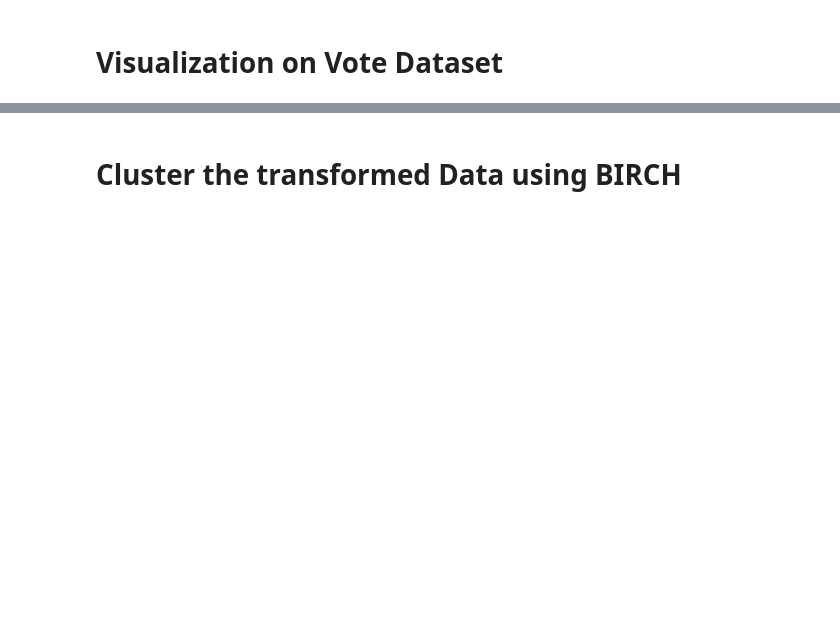
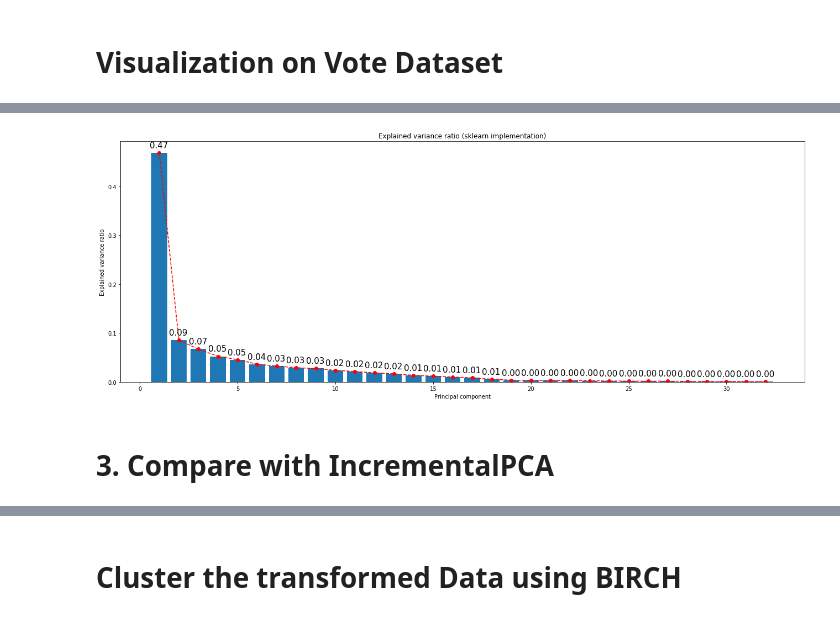
Before and after one commit to BecTome/IML-Lab2-Visualization, a Jupyter notebook: notebooks/PCA/PCA-vote.ipynb, the cells around one changed output, grey strips where cells are left out. Drawn from its saved outputs; the diff is of its cells as text; code cells hidden in the pictures; blank space fills up the shorter version.

```diff
--- a/notebooks/PCA/PCA-vote.ipynb
+++ b/notebooks/PCA/PCA-vote.ipynb
@@ -41,0 +138,16 @@ plt.show()
+# %%
+# Plot explained variance
+plt.figure(figsize=(18, 7))
+plt.plot(range(1, X.shape[1] + 1), sklearn_pca.explained_variance_ratio_, linestyle='--', marker='o', color='r')
+plt.bar(range(1, X.shape[1] + 1), sklearn_pca.explained_variance_ratio_)
+for i, j in zip(range(1, X.shape[1] + 1), sklearn_pca.explained_variance_ratio_):
+    plt.text(i - 0.5, j + 0.01, f'{j:.2f}', fontsize=15)
+plt.title("Explained variance ratio (sklearn implementation)")
+plt.xlabel("Principal component")
+plt.ylabel("Explained variance ratio")
+plt.tight_layout()
+plt.show()
+# %% [output]
+[figure, added]
+# %% [markdown]
+# 3. Compare with IncrementalPCA
```
Also changed, not shown: parts of 68 cells of this notebook.
